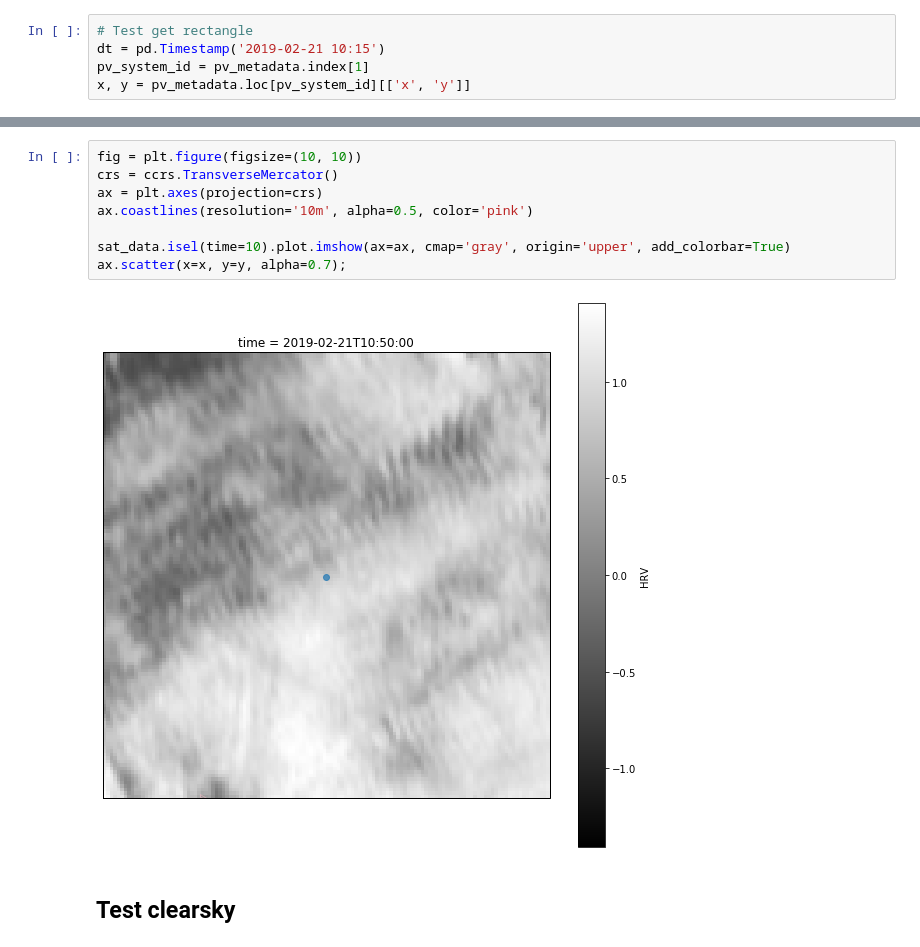
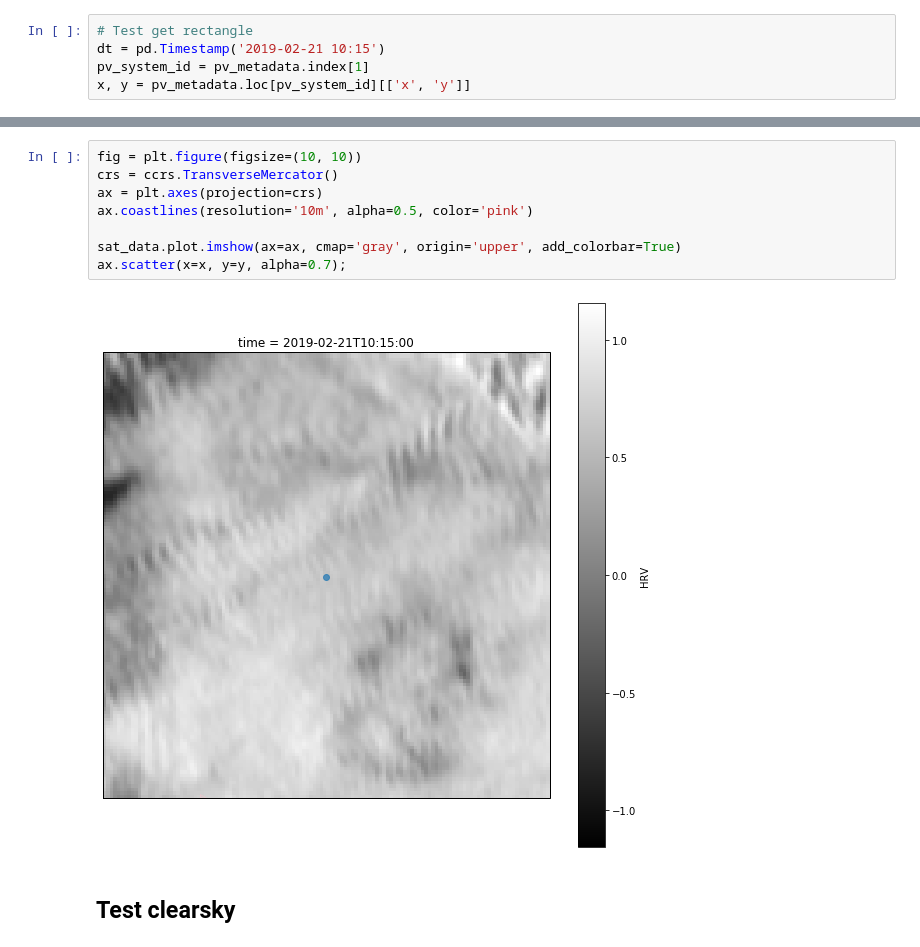
Before and after one commit to openclimatefix/predict_pv_yield_OLD, a Jupyter notebook: notebooks/ml_experiments/ML_experiment_002_multiple_PV_systems.ipynb, the cells around one changed output, grey strips where cells are left out. Saved outputs shown, nothing was run; the diff lists cells and outputs as text.

```diff
--- a/notebooks/ml_experiments/ML_experiment_002_multiple_PV_systems.ipynb
+++ b/notebooks/ml_experiments/ML_experiment_002_multiple_PV_systems.ipynb
@@ -249,13 +249,13 @@ Wall time: 69.2 ms
 # %%
 fig = plt.figure(figsize=(10, 10))
 crs = ccrs.TransverseMercator()
 ax = plt.axes(projection=crs)
 ax.coastlines(resolution='10m', alpha=0.5, color='pink')
 
-sat_data.isel(time=10).plot.imshow(ax=ax, cmap='gray', origin='upper', add_colorbar=True)
+sat_data.plot.imshow(ax=ax, cmap='gray', origin='upper', add_colorbar=True)
 ax.scatter(x=x, y=y, alpha=0.7);
 # %% [output]
-[figure, old version]
+[figure, new version]
 # %% [markdown]
 ## Test clearsky
 # %%
```
Also changed, not shown: parts of 40 cells of this notebook.
